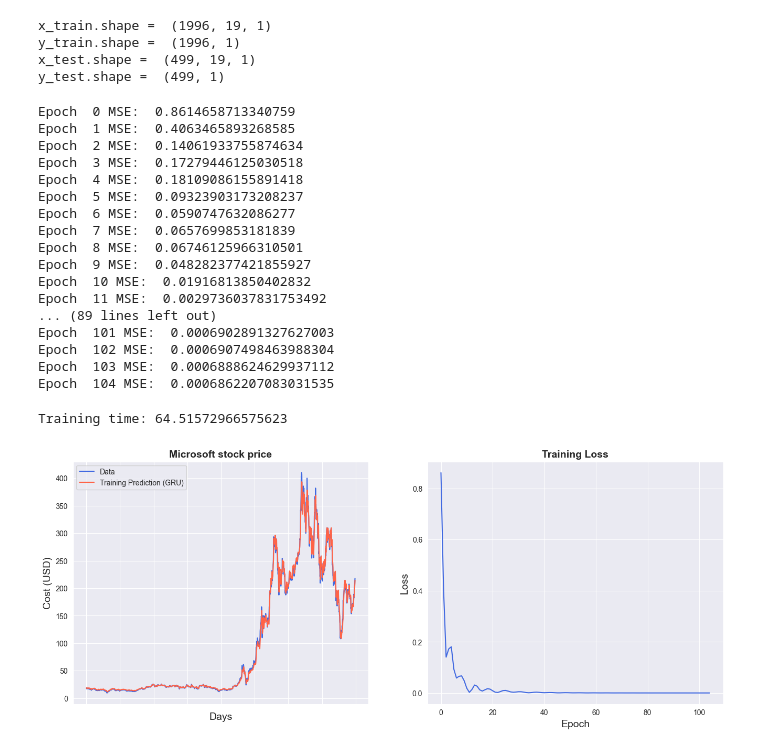
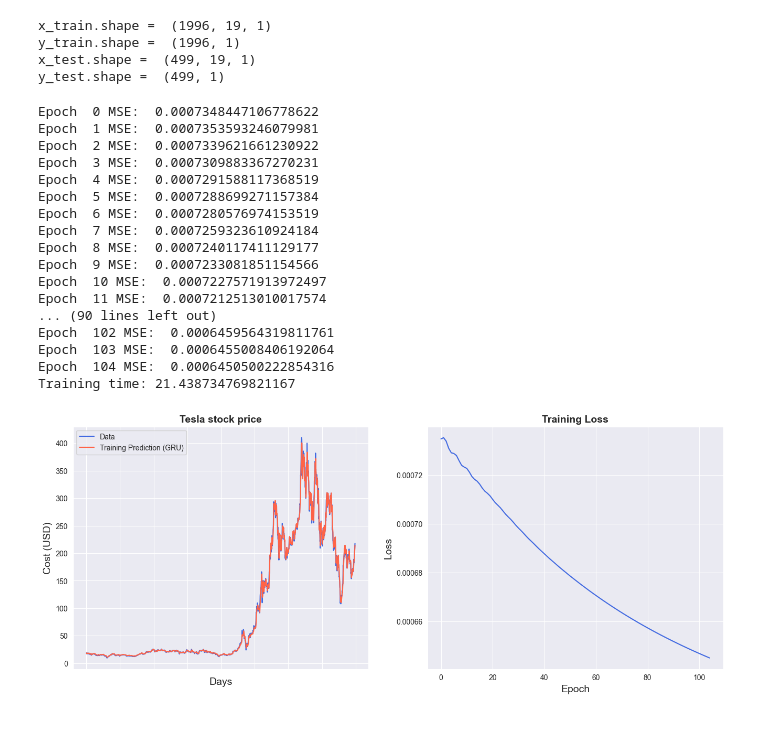
Before and after one commit to DevDhawan1/STOCK-PRICE-ANALYSIS, a Jupyter notebook: stock market.ipynb, the cells around one changed output. Drawn from its saved outputs; the diff is of its cells as text; code cells hidden in the pictures.

```diff
--- a/stock market.ipynb
+++ b/stock market.ipynb
@@ -1181,57 +1181,55 @@ for t in range(num_epochs):
     optimiser.zero_grad()
     loss.backward()
     optimiser.step()
+
+training_time = time.time()-start_time
+print("Training time: {}".format(training_time))
 # %% [output]
-Epoch  0 MSE:  0.8614658713340759
-Epoch  1 MSE:  0.4063465893268585
-Epoch  2 MSE:  0.14061933755874634
-Epoch  3 MSE:  0.17279446125030518
-Epoch  4 MSE:  0.18109086155891418
-Epoch  5 MSE:  0.09323903173208237
-Epoch  6 MSE:  0.0590747632086277
-Epoch  7 MSE:  0.0657699853181839
-Epoch  8 MSE:  0.06746125966310501
-Epoch  9 MSE:  0.048282377421855927
-Epoch  10 MSE:  0.01916813850402832
-Epoch  11 MSE:  0.0029736037831753492
-... (89 lines left out)
-Epoch  101 MSE:  0.0006902891327627003
-Epoch  102 MSE:  0.0006907498463988304
-Epoch  103 MSE:  0.0006888624629937112
-Epoch  104 MSE:  0.0006862207083031535
+Epoch  0 MSE:  0.0007348447106778622
+Epoch  1 MSE:  0.0007353593246079981
+Epoch  2 MSE:  0.0007339621661230922
+Epoch  3 MSE:  0.0007309883367270231
+Epoch  4 MSE:  0.0007291588117368519
+Epoch  5 MSE:  0.0007288699271157384
+Epoch  6 MSE:  0.0007280576974153519
+Epoch  7 MSE:  0.0007259323610924184
+Epoch  8 MSE:  0.0007240117411129177
+Epoch  9 MSE:  0.0007233081851154566
+Epoch  10 MSE:  0.0007227571913972497
+Epoch  11 MSE:  0.0007212513010017574
+... (90 lines left out)
+Epoch  102 MSE:  0.0006459564319811761
+Epoch  103 MSE:  0.0006455008406192064
+Epoch  104 MSE:  0.0006450500222854316
+Training time: 21.438734769821167
-# %%
-training_time = time.time()-start_time
-print("Training time: {}".format(training_time))
-# %% [output]
-Training time: 64.51572966575623
 # %%
 predict = pd.DataFrame(scaler.inverse_transform(y_train_pred.detach().numpy()))
 original = pd.DataFrame(scaler.inverse_transform(y_train_gru.detach().numpy()))
 # %%
 import seaborn as sns
 sns.set_style("darkgrid")
 
 fig = plt.figure()
 fig.subplots_adjust(hspace=0.2, wspace=0.2)
 
 plt.subplot(1, 2, 1)
 ax = sns.lineplot(x = original.index, y = original[0], label="Data", color='royalblue')
 ax = sns.lineplot(x = predict.index, y = predict[0], label="Training Prediction (GRU)", color='tomato')
-ax.set_title('Microsoft stock price', size = 14, fontweight='bold')
+ax.set_title('Tesla stock price', size = 14, fontweight='bold')
 ax.set_xlabel("Days", size = 14)
 ax.set_ylabel("Cost (USD)", size = 14)
 ax.set_xticklabels('', size=10)
 
 
 plt.subplot(1, 2, 2)
 ax = sns.lineplot(data=hist, color='royalblue')
 ax.set_xlabel("Epoch", size = 14)
 ax.set_ylabel("Loss", size = 14)
 ax.set_title("Training Loss", size = 14, fontweight='bold')
 fig.set_figheight(6)
 fig.set_figwidth(16)
 # %% [output]
-[figure, old version]
+[figure, new version]
 # %%
 import math, time
 from sklearn.metrics import mean_squared_error
```
Also changed, not shown: parts of 25 cells of this notebook, 49 other files.
